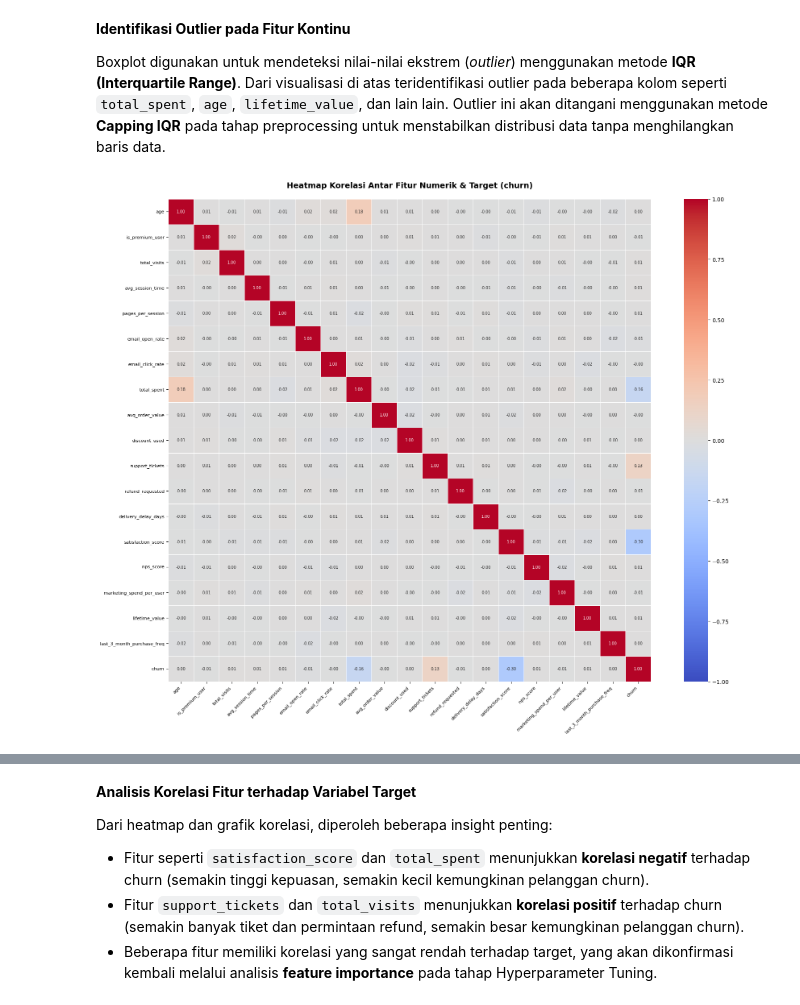
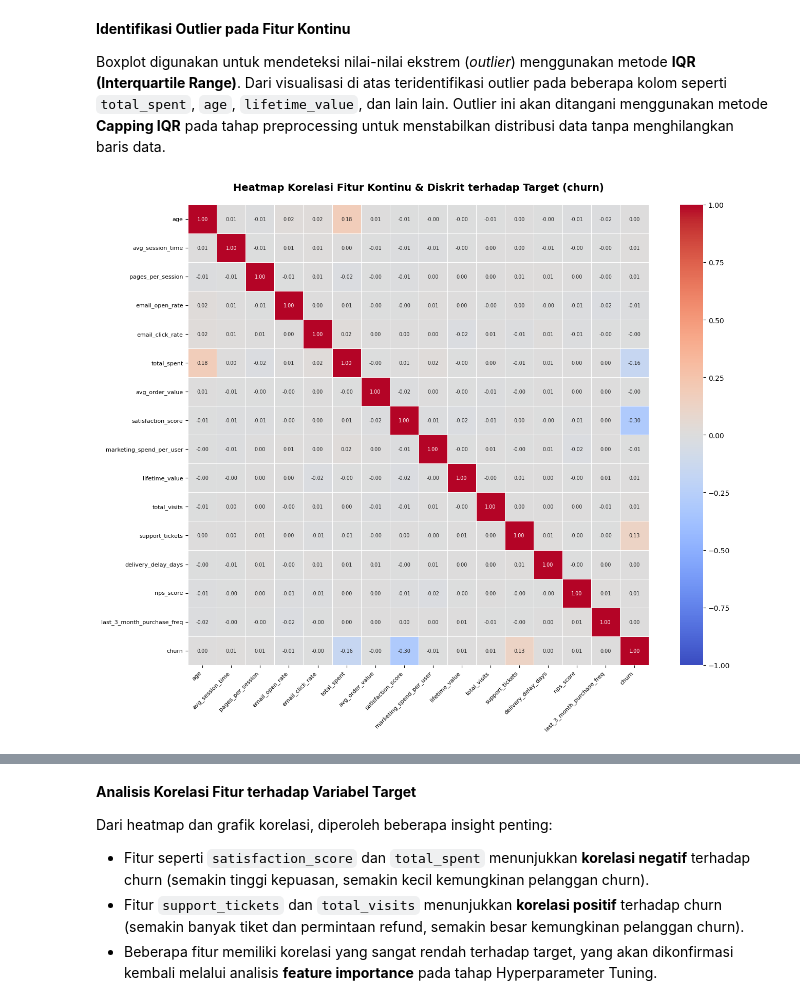
Before and after one commit to suluhyoga/SuluhYogaPratama_A11.2023.14979_UAS_BengkelKoding, a Jupyter notebook: notebook/A11_2023_14979_SuluhYogaPratama_UAS_BengkelKoding.ipynb, the cells around one changed output, grey strips where cells are left out. Cells and saved outputs as stored; diff of their text form; code cells hidden in the pictures.

Commit message:
Update model, scaler, selected_features, dan notebook revisi UAS

```diff
--- a/notebook/A11_2023_14979_SuluhYogaPratama_UAS_BengkelKoding.ipynb
+++ b/notebook/A11_2023_14979_SuluhYogaPratama_UAS_BengkelKoding.ipynb
@@ -356,29 +381,27 @@ Boxplot digunakan untuk mendeteksi nilai-nilai ekstrem (*outlier*) menggunakan m
 # %%
 # Heatmap Korelasi Fitur Numerik
 df_corr = df.copy()
+df_corr = df.copy()
 df_corr['churn'] = df_corr['churn'].astype(int)
 
-# Pilih semua kolom numerik
-numeric_cols = df_corr.select_dtypes(include=[np.number]).columns.tolist()
-# Hapus customer_id
-numeric_cols = [c for c in numeric_cols if c != 'customer_id']
+numeric_cols = fitur_kontinu + fitur_diskrit + ['churn']
 corr_matrix = df_corr[numeric_cols].corr()
 
-plt.figure(figsize=(18, 14))
+plt.figure(figsize=(14, 11))
 sns.heatmap(
     corr_matrix, annot=True, fmt='.2f', cmap='coolwarm',
     vmin=-1, vmax=1, center=0,
     square=True, linewidths=0.5,
     annot_kws={'size': 7}
 )
-plt.title('Heatmap Korelasi Antar Fitur Numerik & Target (churn)',
+plt.title('Heatmap Korelasi Fitur Kontinu & Diskrit terhadap Target (churn)',
           fontsize=14, fontweight='bold', pad=20)
 plt.xticks(rotation=45, ha='right', fontsize=8)
 plt.yticks(fontsize=8)
 plt.tight_layout()
 plt.show()
 # %% [output]
-[figure, old version]
+[figure, new version]
 # %%
 # Korelasi masing-masing fitur terhadap target (diurutkan)
 target_corr = corr_matrix['churn'].drop('churn').sort_values(ascending=False)
```
Also changed, not shown: parts of 71 cells of this notebook, 3 other files.
